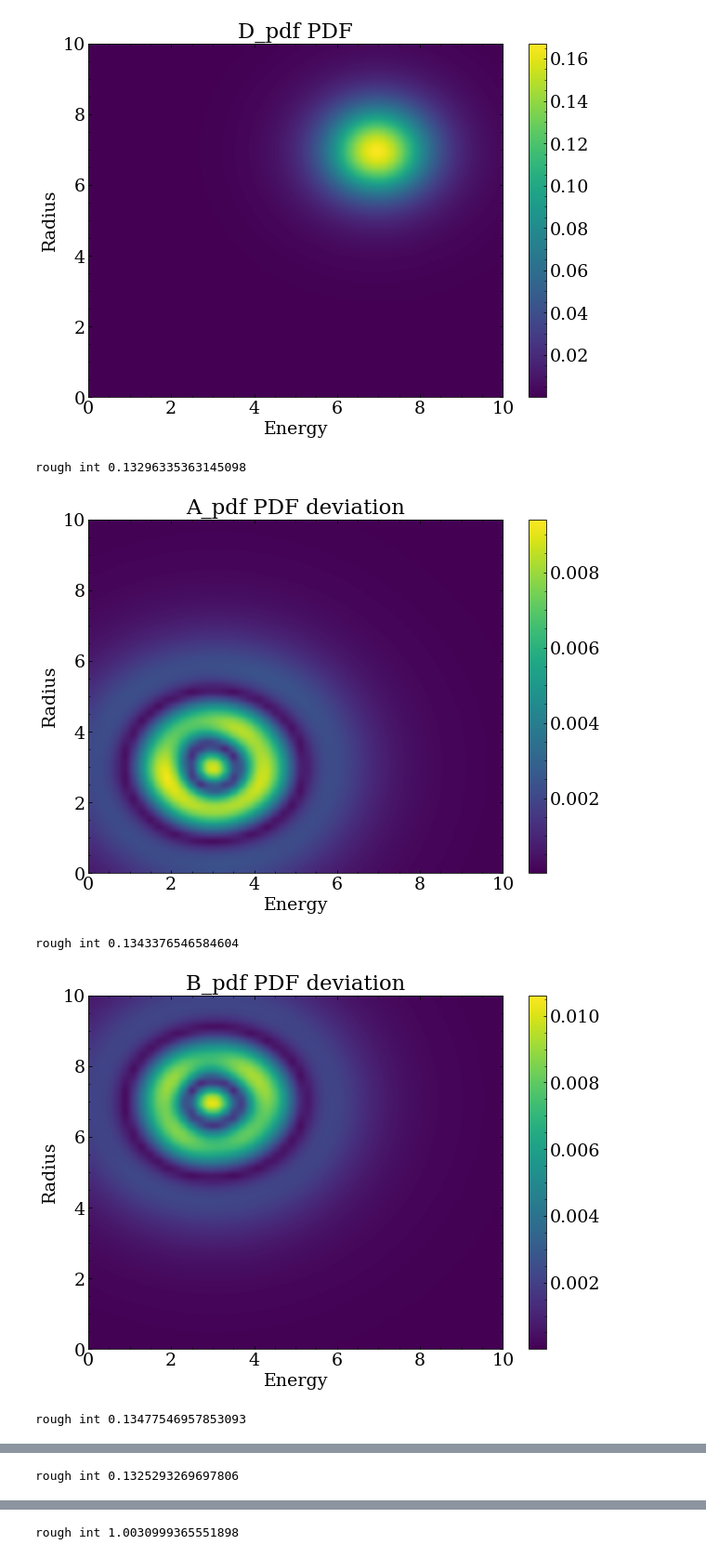
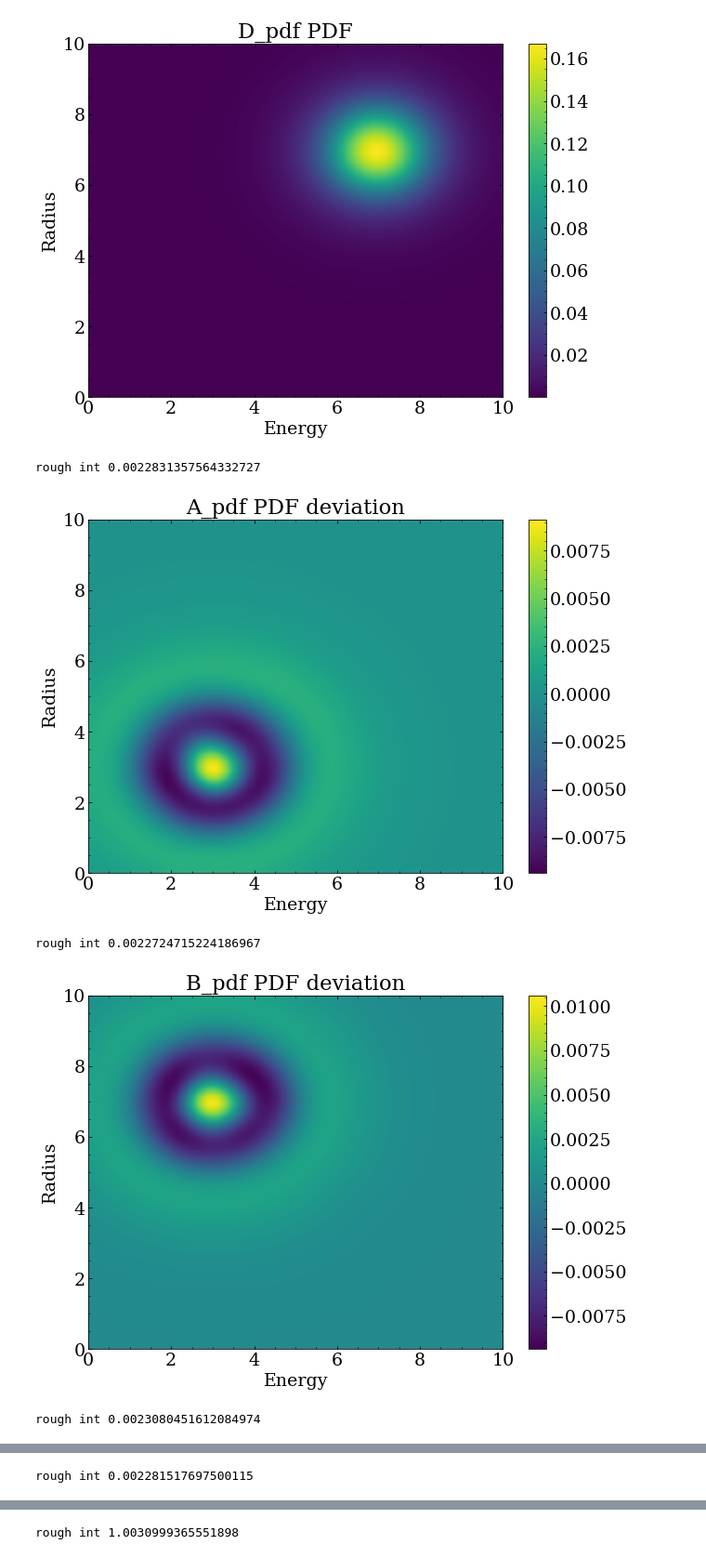
Before and after one commit to BenLand100/kdfit, a Jupyter notebook: FakeAnalysis.ipynb, the cells around one changed output, grey strips where cells are left out. Shown at 93% size. Saved outputs shown, nothing was run; the diff lists cells and outputs as text; code cells hidden in the pictures.

```diff
--- a/FakeAnalysis.ipynb
+++ b/FakeAnalysis.ipynb
@@ -159,28 +159,28 @@ def analytic_pdf(x_kj,energy,ewidth,radius,rwidth):
 # %%
 #The structure in the deviations is utterly bizarre to me
 for j,s in enumerate(obs.signals.values()):
     name, weight, energy, ewidth, radius, rwidth = signals_mc_spec[j]
     Xv,Yv = np.linspace(obs.lows[0],obs.highs[0],50),np.linspace(obs.lows[1],obs.highs[1],50)
     X,Y = np.meshgrid(Xv,Yv)
     x_kj = np.asarray(list(zip(X.flatten(),Y.flatten())))
     Z = s.eval_pdf_multi(x_kj)
     analytic_Z = analytic_pdf(x_kj,energy,ewidth,radius,rwidth)
-    Z = np.abs(Z - analytic_Z)
+    Z = Z - analytic_Z
     print('rough int',np.sum(Z)*(Xv[1]-Xv[0])*(Yv[1]-Yv[0]))
     Z = np.asarray(Z).reshape(X.shape)
     plt.imshow(Z,extent=[np.min(Xv),np.max(Xv),np.max(Yv),np.min(Yv)],aspect='auto',interpolation='gaussian')
     plt.colorbar()
     #plt.scatter(*(s.t_ij.T if np == cp else s.t_ij.T.get()),c='r',marker='x')
     plt.xlim(obs.lows[0],obs.highs[0])
     plt.ylim(obs.lows[1],obs.highs[1])
     plt.xlabel(obs.dimensions[0])
     plt.ylabel(obs.dimensions[1])
     plt.title('%s PDF deviation'%s.name)
     plt.show()
     plt.close()
 # %% [output]
-rough int 0.13296335363145098
+rough int 0.0022831357564332727
-[figure, old version]
+[figure, new version]
-rough int 0.1343376546584604
+rough int 0.0022724715224186967
-[figure, old version]
+[figure, new version]
-rough int 0.13477546957853093
+rough int 0.0023080451612084974
@@ -188 +188 @@ rough int 0.13477546957853093
-rough int 0.1325293269697806
+rough int 0.002281517697500115
```
Also changed, not shown: parts of 2 cells of this notebook, 4 other files.
